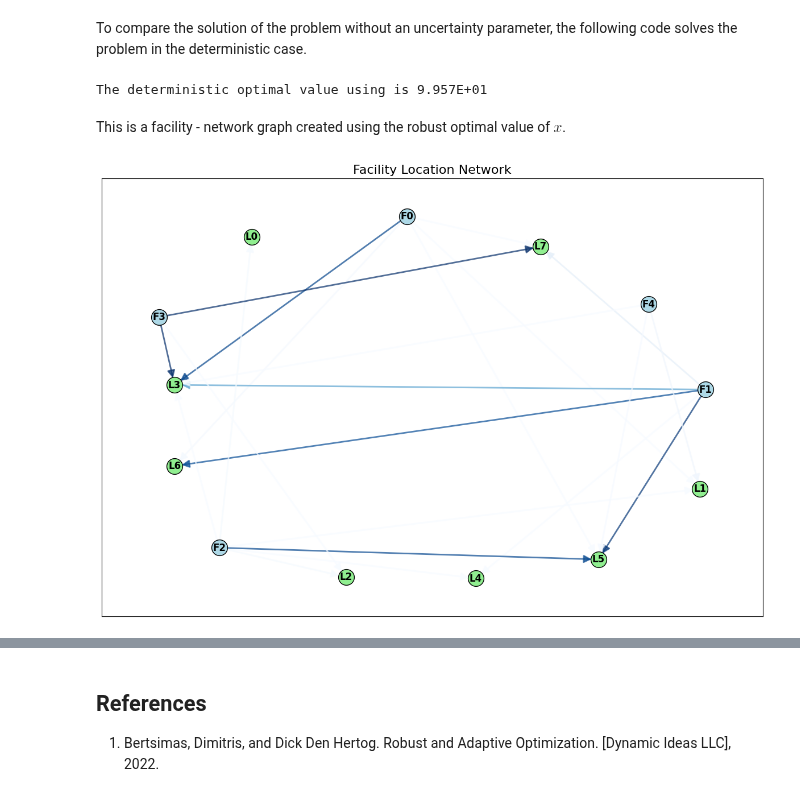
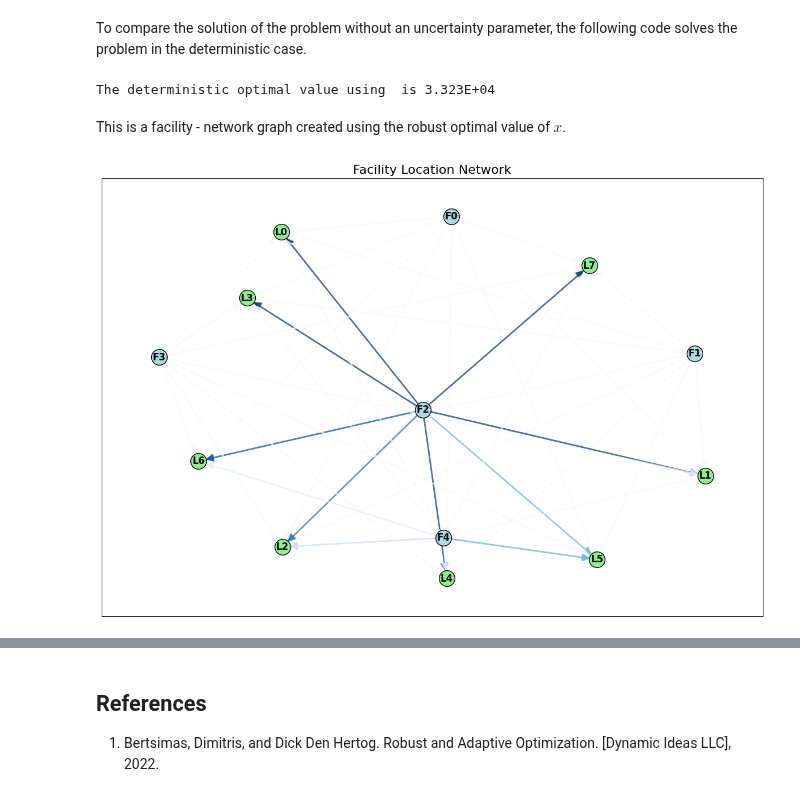
Before and after one commit to stellatogrp/lropt, a Jupyter notebook: docs/examples/robust_facility.ipynb, the cells around one changed output, grey strips where cells are left out. Drawn from its saved outputs; the diff is of its cells as text; code cells hidden in the pictures.

Commit message:
edited robust facility

```diff
--- a/docs/examples/robust_facility.ipynb
+++ b/docs/examples/robust_facility.ipynb
@@ -71,12 +70,10 @@ theta = cp.Variable()
 # %% [markdown]
 Next, we define all our constraints
 # %%
-revenue = cp.sum([((ETA - cp.diag(d_ship[i])) @ x[i]).flatten() @ d_u for i in range(F)])
+revenue = cp.sum([((ETA - np.diag(c_ship[i])) @ x[i]).flatten() @ d_u for i in range(F)])
 cost_production = cp.sum(c @ p)
-fixed_costs = c_dash@z
-penalties = k@y
-
-#x_reshaped = cp.reshape(x, (F, N*T)) #Reshape x for easy multiplication with d_u
+fixed_costs = c_stor@z
+penalties = c_open@y
 
 constraints = [
 revenue - cost_production - fixed_costs - penalties >= theta,
@@ -93,6 +90,7 @@ for i in range(F):
 
 for t in range(T):
     constraints.append(p.T[t]<=z)
+constraints += [p>=0]
 # %% [markdown]
 Finally, we define the objective and get the optimal value for the equation.
 # %%
@@ -137,36 +106,3 @@ print(f"The robust optimal value using  is {theta.value:.3E}")
 The robust optimal value using  is 3.109E+04
 # %% [markdown]
 To compare the solution of the problem without an uncertainty parameter, the following code solves the problem in the deterministic case.
-# %%
-x_det = cp.Variable((F*T,N), nonneg = True)
-
-p = cp.Variable((F, T), nonneg=True)
-P_T = p.T
-z = cp.Variable(F)
-i = cp.Variable(F)
-epsilon = np.random.rand(T)
-theta = cp.Variable()
-
-revenue = cp.sum(cp.reshape(cp.multiply((np.tile(ETA - d_ship, (T, 1)).flatten()), x_det.flatten()), (F,N*T)) @ d_star)
-cost_production = cp.sum(c @ p)
-fixed_costs = cp.sum(cp.multiply(c_dash, z))
-penalties = cp.sum(cp.multiply(k, i))
-x_reshaped = cp.reshape(x_det, (F, N*T))
-
-constraints = [
-revenue - cost_production - fixed_costs - penalties >= theta,
-cp.sum(x_det.flatten()) <= 1,
-x_det.flatten()>=0,
-z <= M*i,
-cp.sum(x_reshaped @ d_star) <=cp.sum(p)
-]
-
-for t in range(T):
-    constraints.append(P_T[t]<=z)
-
-objective = cp.Maximize(theta)
-prob = lropt.RobustProblem(objective, constraints)
-prob.solve()
-print(f"The deterministic optimal value using is {theta.value:.3E}")
-# %% [output]
-The deterministic optimal value using is 9.957E+01
@@ -173,7 +160,11 @@ The deterministic optimal value using is 9.957E+01
+# %%
+print(f"The deterministic optimal value using  is {theta.value:.3E}")
+# %% [output]
+The deterministic optimal value using  is 3.323E+04
 # %% [markdown]
 This is a facility - network graph created using the robust optimal value of $x$.
 # %%
-x_opt = x.value
+x_opt = np.hstack([v.value.flatten() for v in x.values()]).reshape((F * T, N))
 
 G = nx.DiGraph()
 
@@ -186,31 +177,31 @@ G.add_nodes_from(facility_nodes, bipartite=0)
 G.add_nodes_from(location_nodes, bipartite=1)
 
 
 for i in range(F):
     for j in range(N):
         if x_opt[i * T, j] > 0:
             G.add_edge(i, F + j, weight=x_opt[i * T, j])
 
 
 pos = nx.spring_layout(G, seed=42)
 fig, ax = plt.subplots(figsize=(15, 10))
 nx.draw_networkx_nodes(G, pos, nodelist=facility_nodes, node_color='lightblue', node_size=400, edgecolors='k', node_shape='o')
 nx.draw_networkx_nodes(G, pos, nodelist=location_nodes, node_color='lightgreen', node_size=400, edgecolors='k', node_shape='o')
 
 
 edges = G.edges(data=True)
 edge_weights = [data['weight'] for u, v, data in edges]
 
 
 edge_weights = np.array(edge_weights)
 edge_colors = edge_weights
 
 
 nx.draw_networkx_edges(G, pos, edgelist=edges, width=2, alpha=0.7, edge_color=edge_colors, edge_cmap=plt.cm.Blues, arrows=True, arrowsize=20)
 nx.draw_networkx_labels(G, pos, labels={i: f"F{i}" for i in facility_nodes}, font_size=12, font_weight='bold', verticalalignment='center')
 nx.draw_networkx_labels(G, pos, labels={F + j: f"L{j}" for j in range(N)}, font_size=12, font_weight='bold', verticalalignment='center')
 plt.rcParams.update({"font.size": 18})
 plt.title('Facility Location Network', fontsize=16)
 plt.show()
 # %% [output]
-[figure, old version]
+[figure, new version]
```
Also changed, not shown: parts of 7 cells of this notebook, 1 other file.
